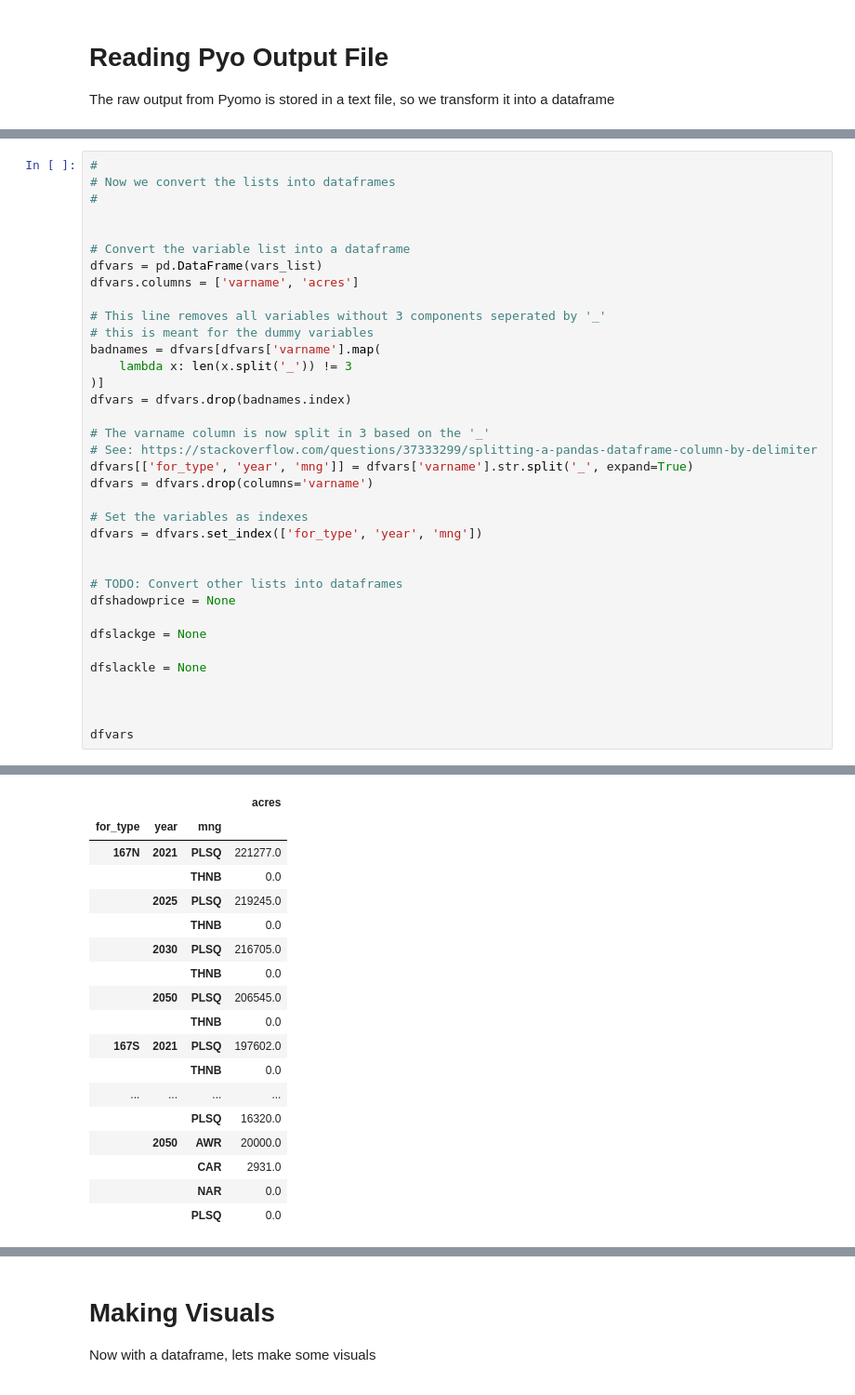
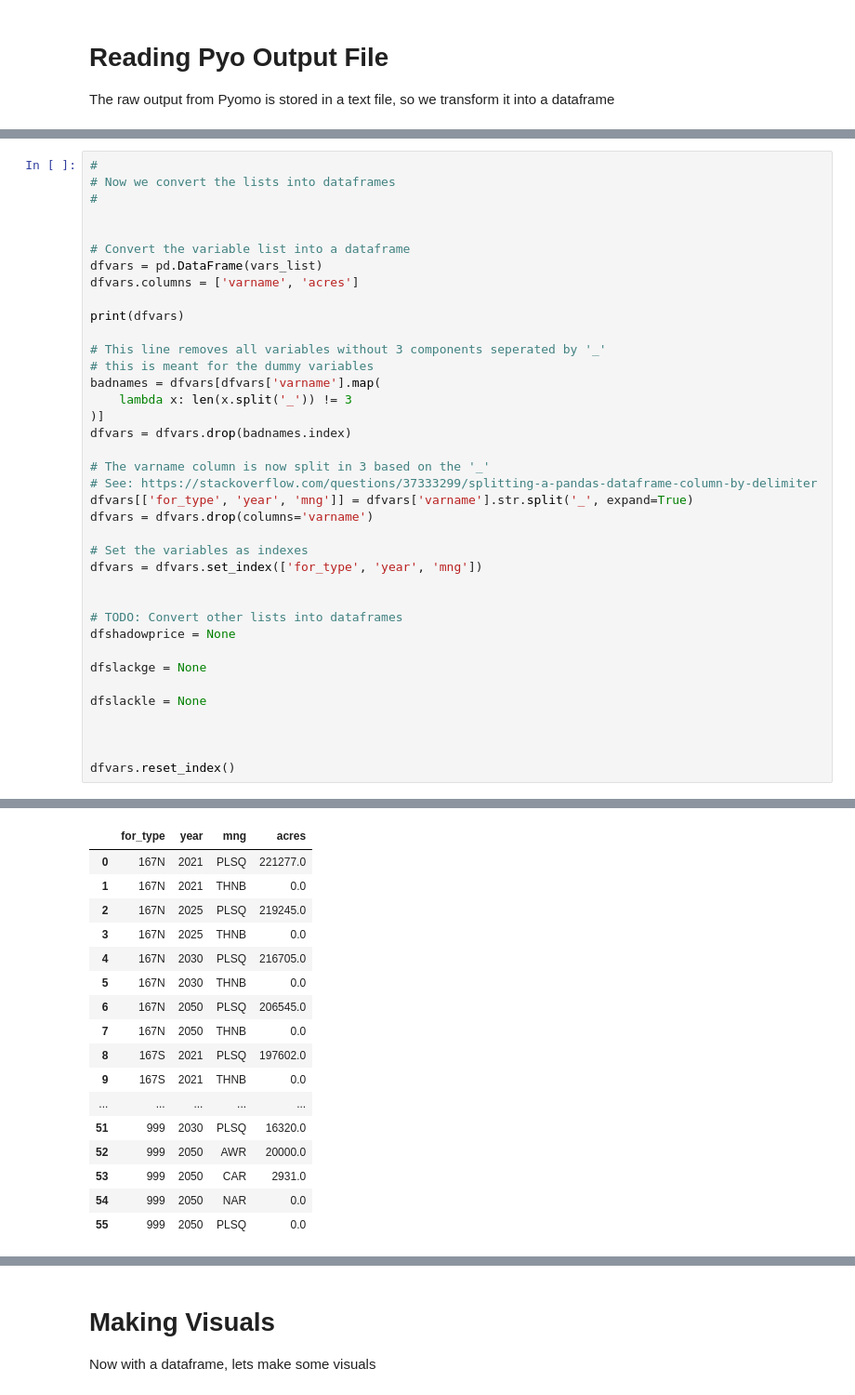
Before and after one commit to New-Jersey-Forest-Service/ForMOM, a Jupyter notebook: src/visualizing_interpretation/Graphs_For_Run2.ipynb, the cells around one changed output, grey strips where cells are left out. Shown at 93% size. Drawn from its saved outputs; the diff is of its cells as text.

```diff
--- a/src/visualizing_interpretation/Graphs_For_Run2.ipynb
+++ b/src/visualizing_interpretation/Graphs_For_Run2.ipynb
@@ -70,6 +92,8 @@ with open(raw_file, 'r') as f:
 # Convert the variable list into a dataframe
 dfvars = pd.DataFrame(vars_list)
 dfvars.columns = ['varname', 'acres']
+
+print(dfvars)
 
 # This line removes all variables without 3 components seperated by '_'
 # this is meant for the dummy variables
@@ -96,5 +120,5 @@ dfslackle = None
 
 
 
-dfvars
+dfvars.reset_index()
 # %% [output]
@@ -101,18 +142,17 @@ dfvars
-|  |  |  | acres |
-| for_type | year | mng |  |
-| 167N | 2021 | PLSQ | 221277.0 |
-|  |  | THNB | 0.0 |
-|  | 2025 | PLSQ | 219245.0 |
-|  |  | THNB | 0.0 |
-|  | 2030 | PLSQ | 216705.0 |
-|  |  | THNB | 0.0 |
-|  | 2050 | PLSQ | 206545.0 |
-|  |  | THNB | 0.0 |
-| 167S | 2021 | PLSQ | 197602.0 |
-|  |  | THNB | 0.0 |
-| ... | ... | ... | ... |
-|  |  | PLSQ | 16320.0 |
-|  | 2050 | AWR | 20000.0 |
-|  |  | CAR | 2931.0 |
-|  |  | NAR | 0.0 |
-|  |  | PLSQ | 0.0 |
+|  | for_type | year | mng | acres |
+| 0 | 167N | 2021 | PLSQ | 221277.0 |
+| 1 | 167N | 2021 | THNB | 0.0 |
+| 2 | 167N | 2025 | PLSQ | 219245.0 |
+| 3 | 167N | 2025 | THNB | 0.0 |
+| 4 | 167N | 2030 | PLSQ | 216705.0 |
+| 5 | 167N | 2030 | THNB | 0.0 |
+| 6 | 167N | 2050 | PLSQ | 206545.0 |
+| 7 | 167N | 2050 | THNB | 0.0 |
+| 8 | 167S | 2021 | PLSQ | 197602.0 |
+| 9 | 167S | 2021 | THNB | 0.0 |
+| ... | ... | ... | ... | ... |
+| 51 | 999 | 2030 | PLSQ | 16320.0 |
+| 52 | 999 | 2050 | AWR | 20000.0 |
+| 53 | 999 | 2050 | CAR | 2931.0 |
+| 54 | 999 | 2050 | NAR | 0.0 |
+| 55 | 999 | 2050 | PLSQ | 0.0 |
```
Also changed, not shown: parts of 6 cells of this notebook.
